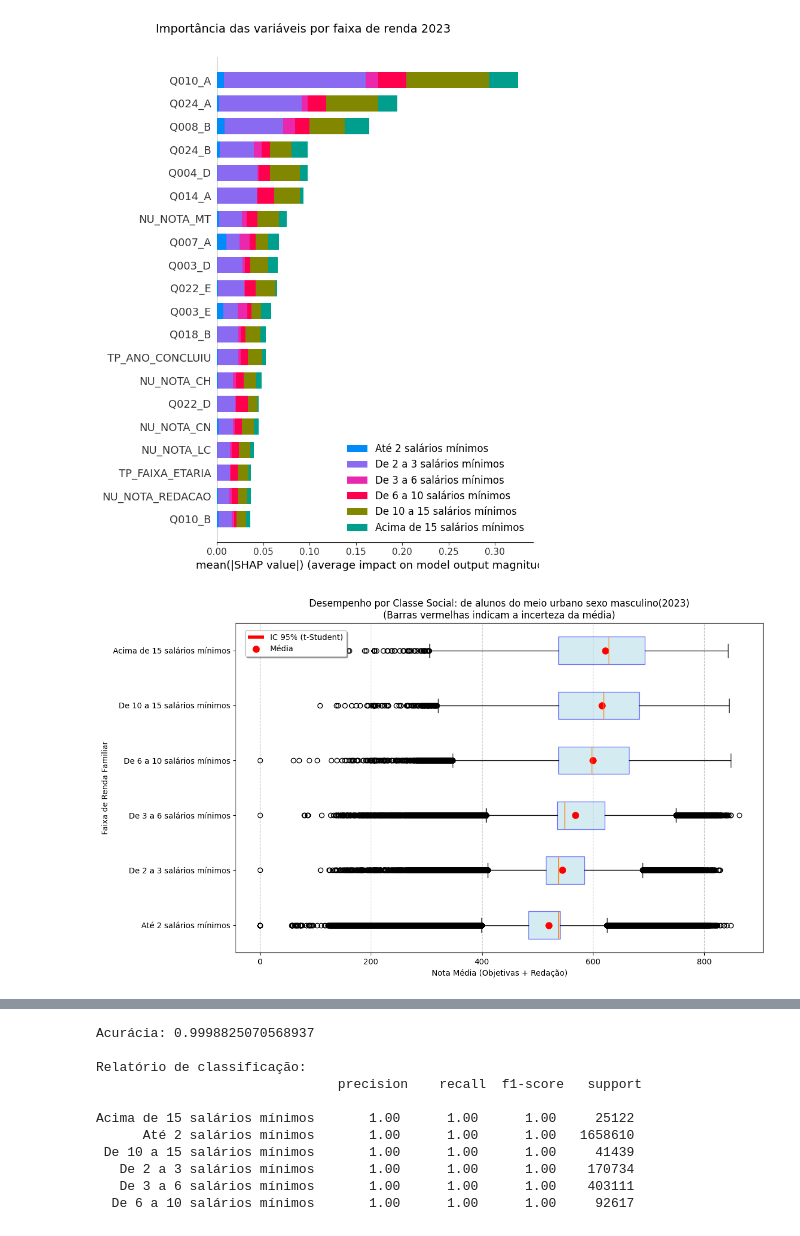
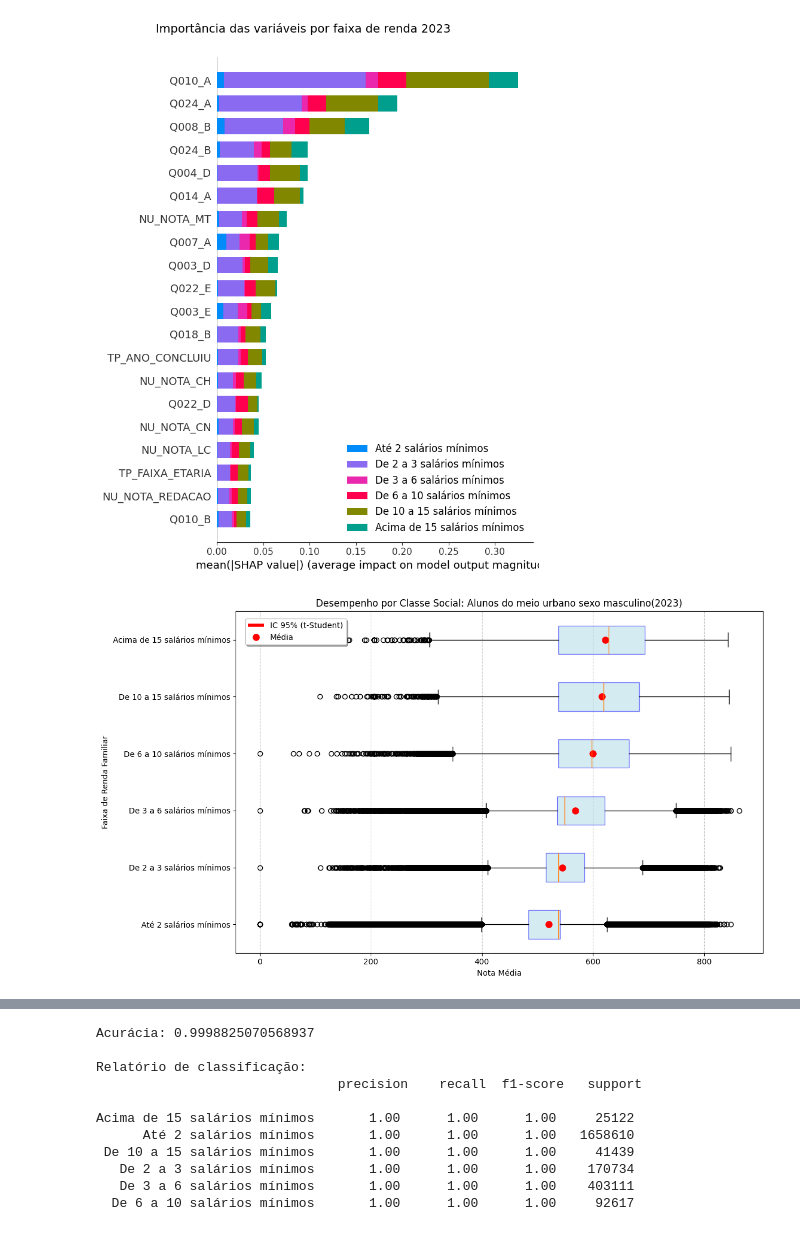
Before and after one commit to vinicarlosss/enem-explainable-ml, a Jupyter notebook: arvore_decisao_2023.ipynb, the cells around one changed output, grey strips where cells are left out. Drawn from its saved outputs; the diff is of its cells as text; code cells hidden in the pictures.

```diff
--- a/arvore_decisao_2023.ipynb
+++ b/arvore_decisao_2023.ipynb
@@ -245,9 +245,9 @@ def analisar_desempenho_por_classe(
     # Ponto da média
     plt.plot(resumo['media'], y_pos, 'ro', markersize=8, label='Média')
 
-    plt.xlabel("Nota Média (Objetivas + Redação)")
+    plt.xlabel("Nota Média")
     plt.ylabel("Faixa de Renda Familiar")
-    plt.title(f"Desempenho por Classe Social: {nome_dataset}\n(Barras vermelhas indicam a incerteza da média)")
+    plt.title(f"Desempenho por Classe Social: {nome_dataset}")
     plt.grid(axis='x', linestyle='--', alpha=0.7)
     plt.legend(loc='upper left', bbox_to_anchor=(0.01, 0.99), frameon=True, shadow=True)
 
@@ -846,9 +846,9 @@ shap_multiclasses(df_transformado_urbano_homem, clf_urbano_homem, "2023")
 # %% [output]
 [figure]
 # %%
-analisar_desempenho_por_classe(dataset_urbano_homem, "de alunos do meio urbano sexo masculino(2023)")
+analisar_desempenho_por_classe(dataset_urbano_homem, "Alunos do meio urbano sexo masculino(2023)")
 # %% [output]
-[figure, old version]
+[figure, new version]
 |  | faixa_renda | media | mediana | desvio_padrao | n | variancia | q1 | q3 | valor_minimo | ... |
 | 1 | Até 2 salários mínimos | 519.785099 | 537.777315 | 74.598396 | 914343 | 5564.920727 | 483.980000 | 540.52 | 0.00 | ... |
 | 3 | De 2 a 3 salários mínimos | 545.076431 | 537.777315 | 76.139388 | 121209 | 5797.206394 | 515.020000 | 584.60 | 0.00 | ... |
```
Also changed, not shown: parts of 9 cells of this notebook, 2 other files.
